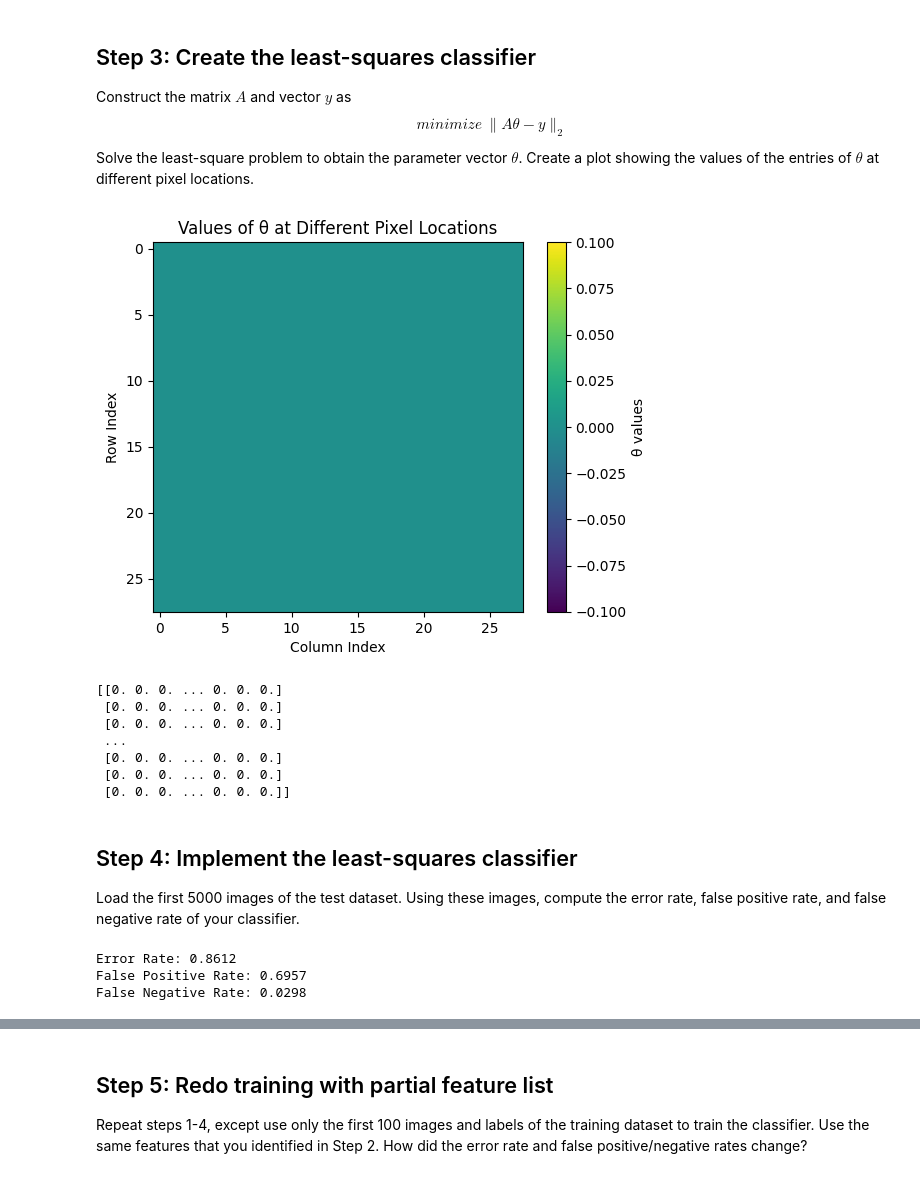
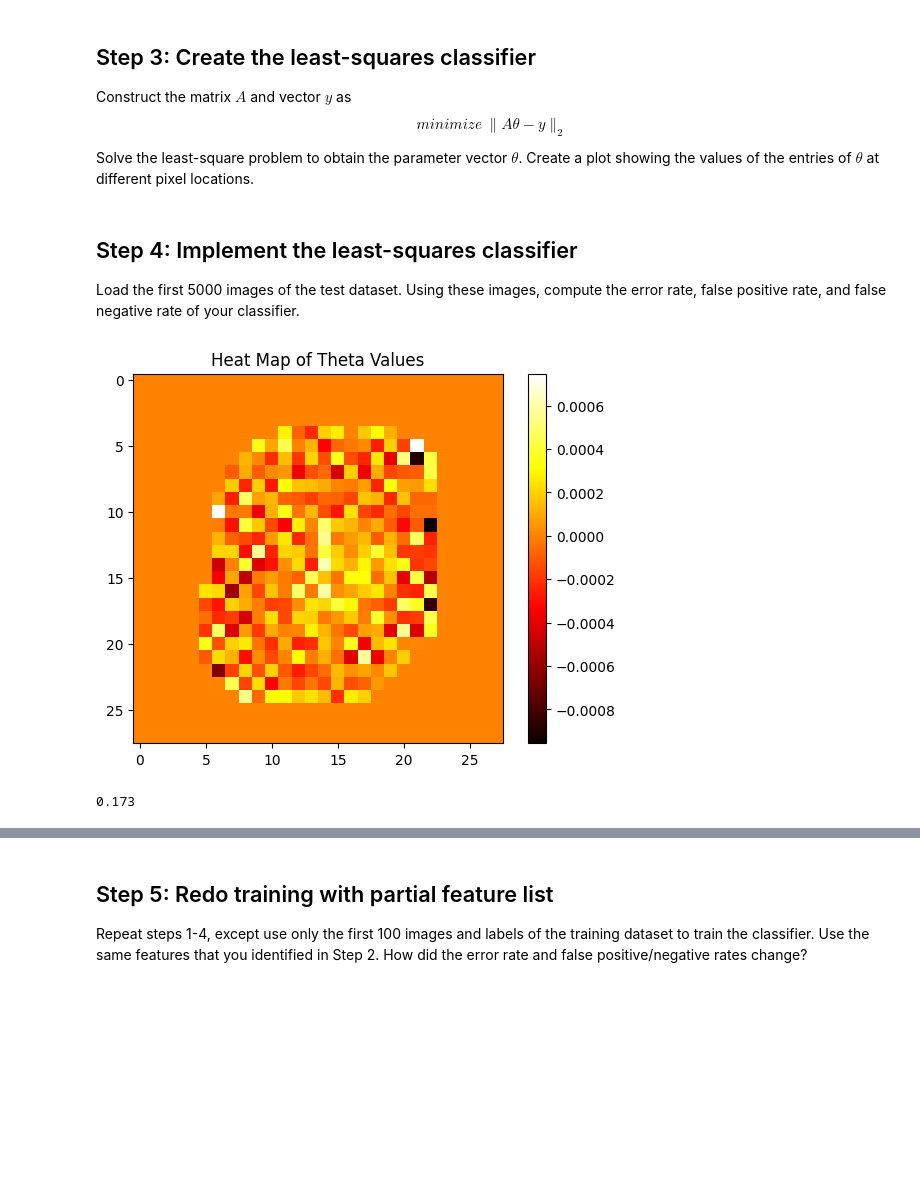
Before and after one commit to le0ka/2180proj2, a Jupyter notebook: Proj2template.ipynb, the cells around one changed output, grey strips where cells are left out. Drawn from its saved outputs; the diff is of its cells as text; code cells hidden in the pictures; blank space fills up the shorter version.

Commit message:
here

```diff
--- a/Proj2template.ipynb
+++ b/Proj2template.ipynb
@@ -112,7 +113,7 @@ import numpy as np
 import matplotlib.pyplot as plt
 
 # Assuming x_train is a list of 28x28 images (each image is a list or array of shape (28, 28))
-num_imgs = len(x_train)
+num_imgs = len(first_5000_images)
 pixel_dimensions = (28, 28)  # Assuming MNIST size (28x28 images)
 
 nonZeroCount = np.zeros(pixel_dimensions)
@@ -123,3 +124,6 @@ for img in x_train:
 
 # find cols and rows of entries > 600
 row_indicies, col_indices = np.where(nonZeroCount >= 600)
+
+# also option
+pixels_to_consider = np.where(nonZeroCount >= 600)
@@ -147,18 +133,3 @@ row_indicies, col_indices = np.where(nonZeroCount >= 600)
 Construct the matrix $A$ and vector $y$ as
 $$minimize \ \|A\theta - y\|_2 $$
 Solve the least-square problem to obtain the parameter vector $\theta$. Create a plot showing the values of the entries of $\theta$ at different pixel locations.
-# %%
-import numpy as np
-
-def create_feature_matrix_and_labels(x_data, y_data, pixels_to_consider, num_imgs=None):
-    # implement your code here
-    return A, y
-# %% [output]
-[figure, removed]
-[[0. 0. 0. ... 0. 0. 0.]
- [0. 0. 0. ... 0. 0. 0.]
- [0. 0. 0. ... 0. 0. 0.]
- ...
- [0. 0. 0. ... 0. 0. 0.]
- [0. 0. 0. ... 0. 0. 0.]
- [0. 0. 0. ... 0. 0. 0.]]
@@ -174,7 +173,30 @@ from scipy.sparse.linalg import lsqr
+# %%
+import numpy as np
+from scipy.sparse.linalg import lsqr
+
+# Implement your code here
+A, y = create_feature_matrix_and_labels(x_train, y_train, pixels_to_consider, num_imgs=5000)
+# Solve the least squares problem
+theta = lsqr(A, y)[0]
+
+# Plot a heat map of the learned theta values
+theta_image = np.zeros((28, 28))
+theta_image[pixels_to_consider] = theta
+plt.imshow(theta_image, cmap='hot', interpolation='nearest')
+plt.colorbar()
+plt.title("Heat Map of Theta Values")
+plt.show()
+# %% [output]
+[figure, added]
 # %%
 # Implement your code here to plot a heat map of the learned theta values
+A_test, y_test_vector = create_feature_matrix_and_labels(x_test, y_test, pixels_to_consider)
+predictions = np.sign(A_test @ theta)
+error_rate = np.mean(predictions != y_test_vector)
+false_positive_rate = np.mean((predictions == 1) & (y_test_vector == -1))
+false_negative_rate = np.mean((predictions == -1) & (y_test_vector == 1))
+
+print(error_rate)
 # %% [output]
-Error Rate: 0.8612
-False Positive Rate: 0.6957
-False Negative Rate: 0.0298
+0.173
 # %%
```
Also changed, not shown: parts of 5 cells of this notebook.
